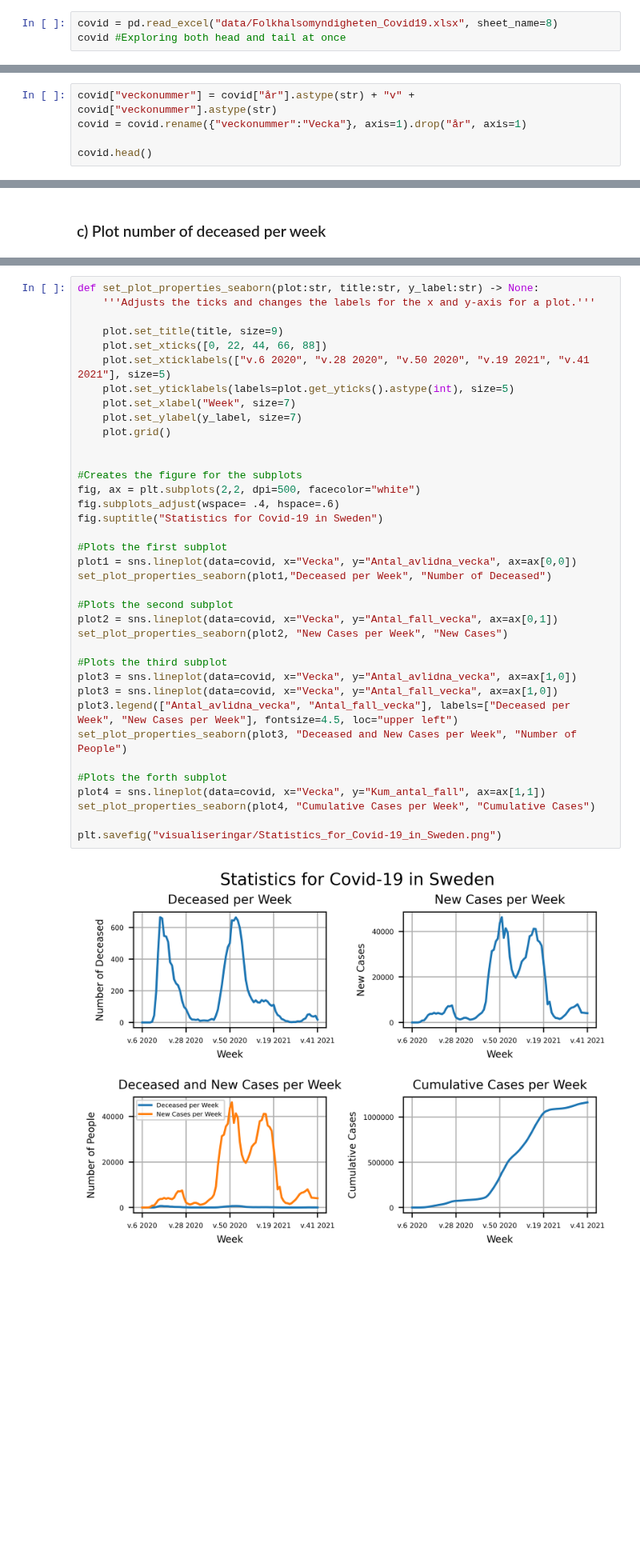
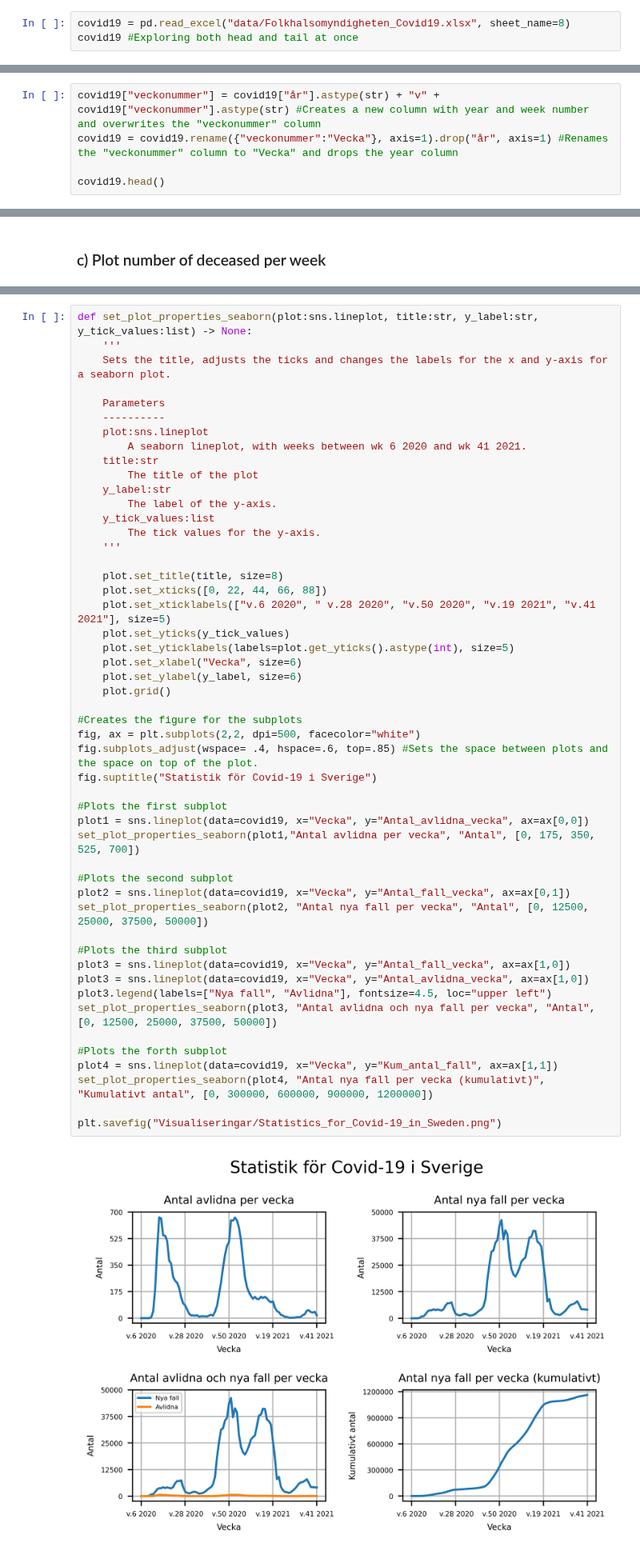
Before and after one commit to Anna-MariaSjolund/Data-Handling-Anna-MariaSjolund, a Jupyter notebook: Labs/Covid-Lab/covid_lab.ipynb, the cells around one changed output, grey strips where cells are left out. Shown at 80% size. Cells and saved outputs as stored; diff of their text form; blank space fills up the shorter version.

Commit message:
Fixed plots for covid19 data (only minor changes left)

```diff
--- a/Labs/Covid-Lab/covid_lab.ipynb
+++ b/Labs/Covid-Lab/covid_lab.ipynb
@@ -11,8 +11,8 @@ import plotly.graph_objects as go
 # %% [markdown]
 ### a) Initial analyses
 # %%
-covid = pd.read_excel("data/Folkhalsomyndigheten_Covid19.xlsx", sheet_name=8)
-covid #Exploring both head and tail at once
+covid19 = pd.read_excel("data/Folkhalsomyndigheten_Covid19.xlsx", sheet_name=8)
+covid19 #Exploring both head and tail at once
 # %% [output]
 |  | år | veckonummer | Antal_fall_vecka | Antal_fall_100000inv_vecka | Antal_fall_100000inv_14dagar | Kum_antal_fall | ... |
 | 0 | 2020 | 6 | 1 | 0 | 0 | 1 | ... |
@@ -73,10 +73,10 @@ Name: år, dtype: int64
 # %% [markdown]
 ### b) Create a "Vecka" column
 # %%
-covid["veckonummer"] = covid["år"].astype(str) + "v" + covid["veckonummer"].astype(str)
-covid = covid.rename({"veckonummer":"Vecka"}, axis=1).drop("år", axis=1)
+covid19["veckonummer"] = covid19["år"].astype(str) + "v" + covid19["veckonummer"].astype(str) #Creates a new column with year and week number and overwrites the "veckonummer" column
+covid19 = covid19.rename({"veckonummer":"Vecka"}, axis=1).drop("år", axis=1) #Renames the "veckonummer" column to "Vecka" and drops the year column
 
-covid.head()
+covid19.head()
 # %% [output]
 |  | Vecka | Antal_fall_vecka | Antal_fall_100000inv_vecka | Antal_fall_100000inv_14dagar | Kum_antal_fall | ... |
 | 0 | 2020v6 | 1 | 0 | 0 | 1 | ... |
@@ -100,40 +98,53 @@ hspace = 0.2
 # %%
-def set_plot_properties_seaborn(plot:str, title:str, y_label:str) -> None:
-    '''Adjusts the ticks and changes the labels for the x and y-axis for a plot.'''
+def set_plot_properties_seaborn(plot:sns.lineplot, title:str, y_label:str, y_tick_values:list) -> None:
+    '''
+    Sets the title, adjusts the ticks and changes the labels for the x and y-axis for a seaborn plot.
 
-    plot.set_title(title, size=9)
+    Parameters
+    ----------
+    plot:sns.lineplot
+        A seaborn lineplot, with weeks between wk 6 2020 and wk 41 2021.
+    title:str
+        The title of the plot
+    y_label:str
+        The label of the y-axis.
+    y_tick_values:list
+        The tick values for the y-axis.
+    '''
+
+    plot.set_title(title, size=8)
     plot.set_xticks([0, 22, 44, 66, 88])
-    plot.set_xticklabels(["v.6 2020", "v.28 2020", "v.50 2020", "v.19 2021", "v.41 2021"], size=5)
+    plot.set_xticklabels(["v.6 2020", " v.28 2020", "v.50 2020", "v.19 2021", "v.41 2021"], size=5)
+    plot.set_yticks(y_tick_values)
     plot.set_yticklabels(labels=plot.get_yticks().astype(int), size=5)
-    plot.set_xlabel("Week", size=7)
-    plot.set_ylabel(y_label, size=7)
+    plot.set_xlabel("Vecka", size=6)
+    plot.set_ylabel(y_label, size=6)
     plot.grid()
-
 
 #Creates the figure for the subplots
 fig, ax = plt.subplots(2,2, dpi=500, facecolor="white")
-fig.subplots_adjust(wspace= .4, hspace=.6)
-fig.suptitle("Statistics for Covid-19 in Sweden")
+fig.subplots_adjust(wspace= .4, hspace=.6, top=.85) #Sets the space between plots and the space on top of the plot.
+fig.suptitle("Statistik för Covid-19 i Sverige")
 
 #Plots the first subplot
-plot1 = sns.lineplot(data=covid, x="Vecka", y="Antal_avlidna_vecka", ax=ax[0,0])
-set_plot_properties_seaborn(plot1,"Deceased per Week", "Number of Deceased")
+plot1 = sns.lineplot(data=covid19, x="Vecka", y="Antal_avlidna_vecka", ax=ax[0,0])
+set_plot_properties_seaborn(plot1,"Antal avlidna per vecka", "Antal", [0, 175, 350, 525, 700])
 
 #Plots the second subplot
-plot2 = sns.lineplot(data=covid, x="Vecka", y="Antal_fall_vecka", ax=ax[0,1])
-set_plot_properties_seaborn(plot2, "New Cases per Week", "New Cases")
+plot2 = sns.lineplot(data=covid19, x="Vecka", y="Antal_fall_vecka", ax=ax[0,1])
+set_plot_properties_seaborn(plot2, "Antal nya fall per vecka", "Antal", [0, 12500, 25000, 37500, 50000])
 
 #Plots the third subplot
-plot3 = sns.lineplot(data=covid, x="Vecka", y="Antal_avlidna_vecka", ax=ax[1,0])
-plot3 = sns.lineplot(data=covid, x="Vecka", y="Antal_fall_vecka", ax=ax[1,0])
-plot3.legend(["Antal_avlidna_vecka", "Antal_fall_vecka"], labels=["Deceased per Week", "New Cases per Week"], fontsize=4.5, loc="upper left")
-set_plot_properties_seaborn(plot3, "Deceased and New Cases per Week", "Number of People")
+plot3 = sns.lineplot(data=covid19, x="Vecka", y="Antal_fall_vecka", ax=ax[1,0])
+plot3 = sns.lineplot(data=covid19, x="Vecka", y="Antal_avlidna_vecka", ax=ax[1,0])
+plot3.legend(labels=["Nya fall", "Avlidna"], fontsize=4.5, loc="upper left")
+set_plot_properties_seaborn(plot3, "Antal avlidna och nya fall per vecka", "Antal", [0, 12500, 25000, 37500, 50000])
 
 #Plots the forth subplot
-plot4 = sns.lineplot(data=covid, x="Vecka", y="Kum_antal_fall", ax=ax[1,1])
-set_plot_properties_seaborn(plot4, "Cumulative Cases per Week", "Cumulative Cases")
+plot4 = sns.lineplot(data=covid19, x="Vecka", y="Kum_antal_fall", ax=ax[1,1])
+set_plot_properties_seaborn(plot4, "Antal nya fall per vecka (kumulativt)", "Kumulativt antal", [0, 300000, 600000, 900000, 1200000])
 
-plt.savefig("visualiseringar/Statistics_for_Covid-19_in_Sweden.png")
+plt.savefig("Visualiseringar/Statistics_for_Covid-19_in_Sweden.png")
 # %% [output]
-[figure, old version]
+[figure, new version]
 # %%
```
Also changed, not shown: parts of 15 cells of this notebook.
